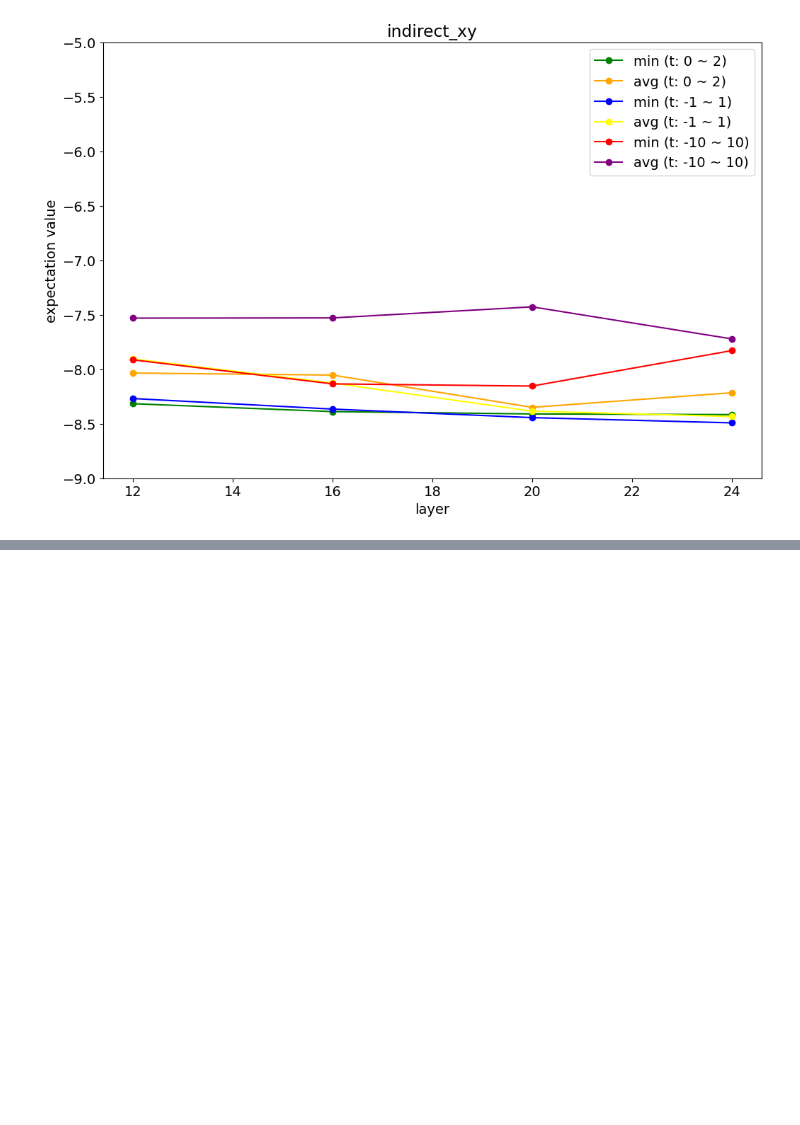
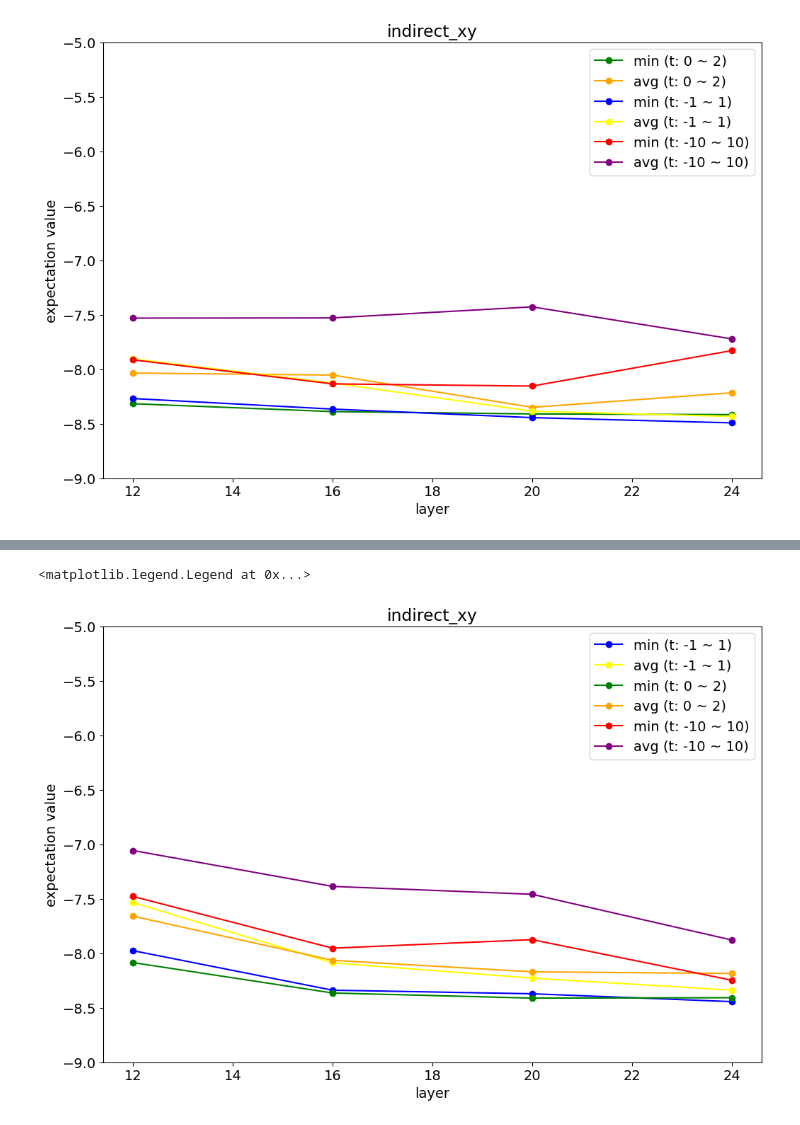
Before and after one commit to tanan/qsimu, a Jupyter notebook: qulacs/apps/notebook/no_constraints_no_bounds.ipynb, the cells around one changed output, grey strips where cells are left out. Drawn from its saved outputs; the diff is of its cells as text; code cells hidden in the pictures; blank space fills up the shorter version.

```diff
--- a/qulacs/apps/notebook/no_constraints_no_bounds.ipynb
+++ b/qulacs/apps/notebook/no_constraints_no_bounds.ipynb
@@ -79,0 +96,14 @@ plt.legend()
+# %%
+create_expectation_graph("indirect_xy")
+# plt.hlines(exact_value, min(d_plot_list['depth']), max(d_plot_list['depth']), colors='black', linestyles='dashed', label='exact value')
+plt.plot(plot_list['indirect_xy--2-2-None-None-false-true-depth'], plot_list['indirect_xy--2-2-None-None-false-true-cost-min'], marker='o', color='blue', label='min (t: -1 ~ 1)')
+plt.plot(plot_list['indirect_xy--2-2-None-None-false-true-depth'], plot_list['indirect_xy--2-2-None-None-false-true-cost-mean'], marker='o', color='yellow', label='avg (t: -1 ~ 1)')
+plt.plot(plot_list['indirect_xy-0-2-None-None-false-true-depth'], plot_list['indirect_xy-0-2-None-None-false-true-cost-min'], marker='o', color='green', label='min (t: 0 ~ 2)')
+plt.plot(plot_list['indirect_xy-0-2-None-None-false-true-depth'], plot_list['indirect_xy-0-2-None-None-false-true-cost-mean'], marker='o', color='orange', label='avg (t: 0 ~ 2)')
+plt.plot(plot_list['indirect_xy--10-10-None-None-false-true-depth'], plot_list['indirect_xy--10-10-None-None-false-true-cost-min'], marker='o', color='red', label='min (t: -10 ~ 10)')
+plt.plot(plot_list['indirect_xy--10-10-None-None-false-true-depth'], plot_list['indirect_xy--10-10-None-None-false-true-cost-mean'], marker='o', color='purple', label='avg (t: -10 ~ 10)')
+plt.legend()
+# plt.savefig('image/direct_energy.png')
+# %% [output]
+<matplotlib.legend.Legend at 0x...>
+[figure, added]
```
Also changed, not shown: parts of 9 cells of this notebook.
